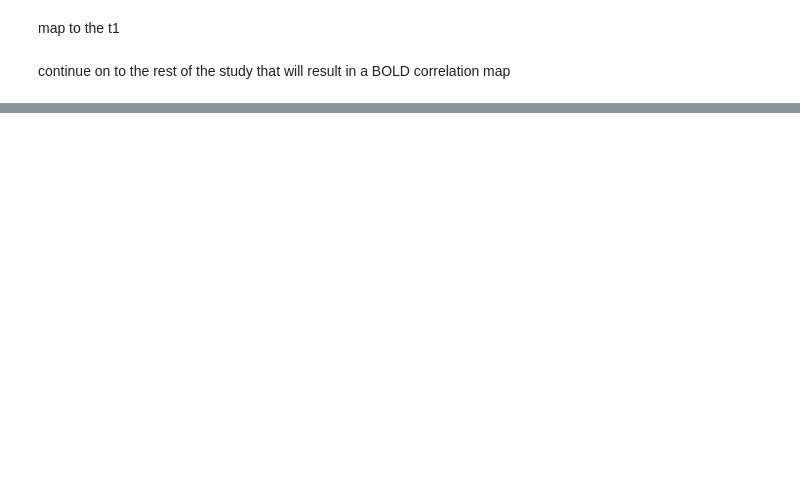
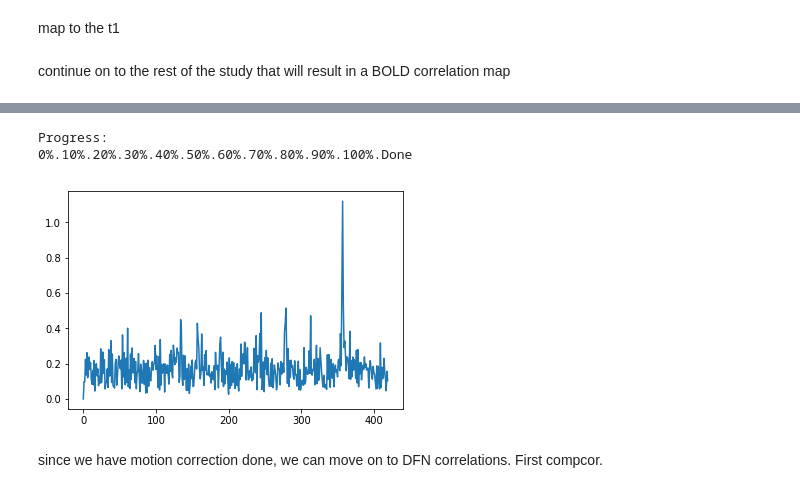
Before and after one commit to stnava/structuralFunctionalJointRegistration, a Jupyter notebook: src/Default Mode Connectivity in ANTsPy.ipynb, the cells around one changed output, grey strips where cells are left out. Cells and saved outputs as stored; diff of their text form; code cells hidden in the pictures; blank space fills up the shorter version.

Commit message:
ENH: more viz + goodtimes

```diff
--- a/src/Default Mode Connectivity in ANTsPy.ipynb
+++ b/src/Default Mode Connectivity in ANTsPy.ipynb
@@ -92,59 +96,36 @@ pts2bold = ants.apply_transforms_to_points( 3, powers_areal_mni_itk, concatx2,wh
 locations = pts2bold.iloc[:,:3].values
 ptImg = ants.make_points_image( locations, bmask, radius = 3 )
 networks = powers_areal_mni_itk['SystemName'].unique()
 dfnpts = np.where( powers_areal_mni_itk['SystemName'] == networks[5] )
 dfnImg = ants.mask_image(  ptImg, ptImg, level = dfnpts[0].tolist(), binarize=False )
 
 # plot( und, ptImg, axis=3, window.overlay = range( ptImg ) )
 
 bold2ch2 = ants.apply_transforms( ch2, und,  concatx2, whichtoinvert = ( True, False, True, False ) )
 
 
 # Extracting canonical functional network maps
 ## preprocessing
 
 csfAndWM = ( ants.threshold_image( boldseg, 1, 1 ) +
              ants.threshold_image( boldseg, 3, 3 ) ).morphology("erode",1)
 bold = ants.image_read( boldfnsR )
 boldList = ants.ndimage_to_list( bold )
 avgBold = ants.get_average_of_timeseries( bold, range( 5 ) )
 boldUndTX = ants.registration( und, avgBold, "SyN", regIterations = (15,4),
   synMetric = "CC", synSampling = 2, verbose = False )
 boldUndTS = ants.apply_transforms( und, bold, boldUndTX['fwdtransforms'], imagetype = 3  )
 motCorr = ants.motion_correction( boldUndTS, avgBold,
     type_of_transform="Rigid", verbose = True )
 
 avgBold = ants.get_average_of_timeseries( motCorr['motion_corrected'], range( 5 ) )
 #######################
 nt = len(motCorr['FD'])
 plt.plot(  range( nt ), motCorr['FD'] )
 plt.show()
-#################################################
-mycompcor = ants.compcor( motCorr['motion_corrected'],
-  filter_type='polynomial', degree=4 )
-##########
-
-smth = ( 1.0, 1.0, 1.0, 2.0 ) # this is for sigmaInPhysicalCoordinates = F
-simg = ants.smooth_image( motCorr['motion_corrected'], smth, sigma_in_physical_coordinates = False )
-gmseg = ants.threshold_image( boldseg, 2, 2 )
-gmmat = ants.timeseries_to_matrix( simg, gmseg )
-nuisance = mycompcor['components']
-nuisance = np.c_[ nuisance, motCorr['FD'] ]
-nuisance = np.c_[ nuisance, mycompcor['basis'] ]
-gmmat = regress_components( gmmat, nuisance )
-tr = ants.get_spacing( bold )[3]
-highMotionTimes = np.where( motCorr['FD'] >= 0.5 )
-goodtimes = np.where( motCorr['FD'] < 0.5 )
-
-dfnmat = ants.timeseries_to_matrix( simg, ants.threshold_image( dfnImg, 1, dfnImg.max() ) )
-dfnmat = regress_components( dfnmat, nuisance )
-# dfnmatf = frequencyFilterfMRI( dfnmat, tr = tr, freqLo = 0.01, freqHi = 0.1,  opt = "trig" )
-dfnsignal = dfnmat.mean( axis = 1 )
-
-gmmatDFNCorr = np.zeros( gmmat.shape[1] )
-for k in range( gmmat.shape[1] ):
-    gmmatDFNCorr[ k ] = pearsonr( dfnsignal, gmmat[:,k] )[0]
-
-corrImg = ants.make_image( gmseg, gmmatDFNCorr  )
-corrImgPos = corrImg * ants.threshold_image( corrImg, 0.25, 1 )
-ants.plot( avgBold, corrImgPos, axis=2, overlay_alpha = 0.6, cbar=False, nslices = 24, ncol=8, cbar_length=0.3, cbar_vertical=True )
+# %% [output]
+Progress:
+0%.10%.20%.30%.40%.50%.60%.70%.80%.90%.100%.Done
+[figure, added]
+# %% [markdown]
+since we have motion correction done, we can move on to DFN correlations. First compcor.
```
Also changed, not shown: parts of 6 cells of this notebook.
